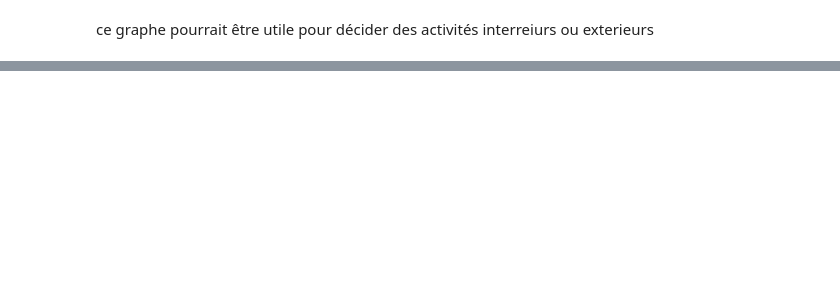
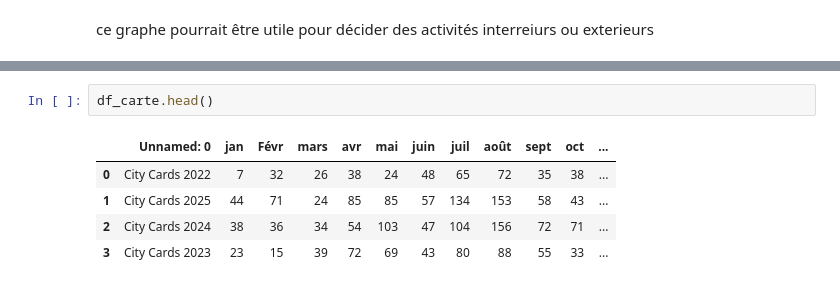
Before and after one commit to hadri1-bisch/real-data-proect, a Jupyter notebook: visitor_insight2.ipynb, the cells around one changed output, grey strips where cells are left out. Cells and saved outputs as stored; diff of their text form; blank space fills up the shorter version.

```diff
--- a/visitor_insight2.ipynb
+++ b/visitor_insight2.ipynb
@@ -272,0 +293,8 @@ ce graphe pourrait être utile pour décider des activités interreiurs ou exter
+# %%
+df_carte.head()
+# %% [output]
+|  | Unnamed: 0 | jan | Févr | mars | avr | mai | juin | juil | août | sept | oct | ... |
+| 0 | City Cards 2022 | 7 | 32 | 26 | 38 | 24 | 48 | 65 | 72 | 35 | 38 | ... |
+| 1 | City Cards 2025 | 44 | 71 | 24 | 85 | 85 | 57 | 134 | 153 | 58 | 43 | ... |
+| 2 | City Cards 2024 | 38 | 36 | 34 | 54 | 103 | 47 | 104 | 156 | 72 | 71 | ... |
+| 3 | City Cards 2023 | 23 | 15 | 39 | 72 | 69 | 43 | 80 | 88 | 55 | 33 | ... |
```
Also changed, not shown: parts of 7 cells of this notebook.
